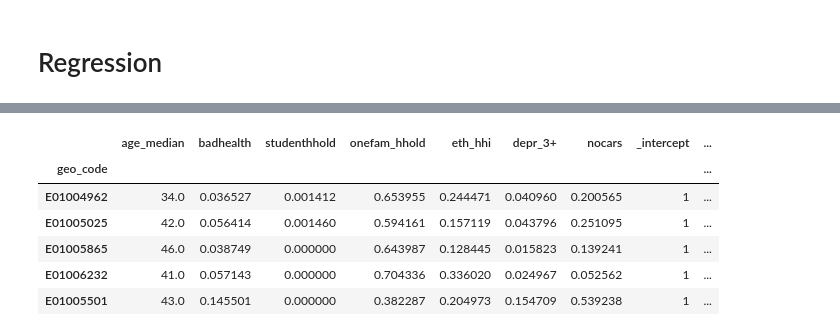
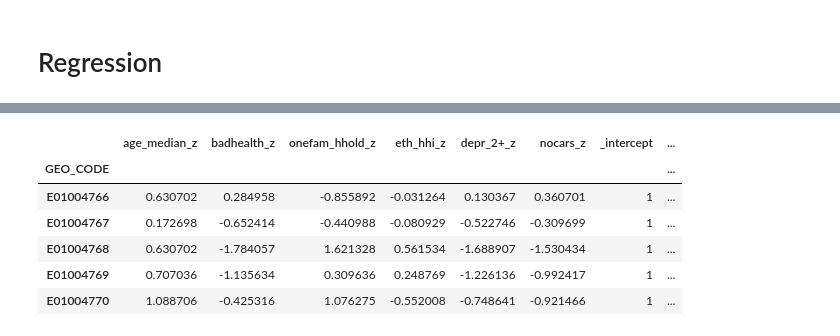
Before and after one commit to lena-kilian/JULV5000M_Liverpool, a Jupyter notebook: Manchester_3_Anlaysis.ipynb, the cells around one changed output, grey strips where cells are left out. Drawn from its saved outputs; the diff is of its cells as text; code cells hidden in the pictures.

```diff
--- a/Manchester_3_Anlaysis.ipynb
+++ b/Manchester_3_Anlaysis.ipynb
@@ -50,16 +75,0 @@ spatial_data.loc[spatial_data.vi_crime_count < spatial_data.vi_crime_count.media
-# %%
-(q1, q2, q3) = spatial_data['vi_crime_count'].quantile([0.25,0.5,0.75])
-
-spatial_data['crime_quar'] = 'Q4'
-spatial_data.loc[spatial_data.vi_crime_count <= q3, 'crime_quar'] = 'Q3'
-spatial_data.loc[spatial_data.vi_crime_count <= q2, 'crime_quar'] = 'Q2'
-spatial_data.loc[spatial_data.vi_crime_count <= q1, 'crime_quar'] = 'Q1'
-# %%
-(t1, t2) = spatial_data['vi_crime_count'].quantile([0.33,0.67])
-
-spatial_data['crime_thir'] = 'T3'
-spatial_data.loc[spatial_data.vi_crime_count <= t2, 'crime_thir'] = 'T2'
-spatial_data.loc[spatial_data.vi_crime_count <= t1, 'crime_thir'] = 'T1'
-# %%
-spatial_data['crime_T1'] = 'Yes'
-spatial_data.loc[spatial_data.crime_thir != 'T1', 'crime_T1'] = 'No'
@@ -182,3 +121,6 @@ plt.show()
+# %%
+to_keep = ['crime_med', 'age_median_z', 'badhealth_z', 'onefam_hhold_z', 'eth_hhi_z', 'depr_2+_z', 'nocars_z'] #'studenthhold_z']
+man_data = spatial_data[to_keep].dropna(axis = 0)
 # %%
 man_data.hist(figsize=(10, 10))
 plt.show()
@@ -335,19 +407,19 @@ man_data.head()
 man_data['_intercept'] = 1 # if all variables == 0
 # %%
 # Create Dummy Variables
-dummy_df = pd.get_dummies(man_data.crime_thir, prefix='crime_thir')
-man_data = man_data.join(dummy_df)
-man_data = man_data.drop(['crime_thir', 'crime_thir_T2', 'crime_thir_T3'], axis=1)
+dummy_df = pd.get_dummies(man_data.crime_med, prefix='crime_med')
+man_data = man_data.join(dummy_df).rename(columns = {'crime_med_Above Median':'crime_med_above'})
+man_data = man_data.drop(['crime_med', 'crime_med_Below Median'], axis=1)
 
 # View Results
 man_data.head()
 # %% [output]
-|  | age_median | badhealth | studenthhold | onefam_hhold | eth_hhi | depr_3+ | nocars | _intercept | ... |
-| geo_code |  |  |  |  |  |  |  |  | ... |
-| E01004962 | 34.0 | 0.036527 | 0.001412 | 0.653955 | 0.244471 | 0.040960 | 0.200565 | 1 | ... |
-| E01005025 | 42.0 | 0.056414 | 0.001460 | 0.594161 | 0.157119 | 0.043796 | 0.251095 | 1 | ... |
-| E01005865 | 46.0 | 0.038749 | 0.000000 | 0.643987 | 0.128445 | 0.015823 | 0.139241 | 1 | ... |
-| E01006232 | 41.0 | 0.057143 | 0.000000 | 0.704336 | 0.336020 | 0.024967 | 0.052562 | 1 | ... |
-| E01005501 | 43.0 | 0.145501 | 0.000000 | 0.382287 | 0.204973 | 0.154709 | 0.539238 | 1 | ... |
+|  | age_median_z | badhealth_z | onefam_hhold_z | eth_hhi_z | depr_2+_z | nocars_z | _intercept | ... |
+| GEO_CODE |  |  |  |  |  |  |  | ... |
+| E01004766 | 0.630702 | 0.284958 | -0.855892 | -0.031264 | 0.130367 | 0.360701 | 1 | ... |
+| E01004767 | 0.172698 | -0.652414 | -0.440988 | -0.080929 | -0.522746 | -0.309699 | 1 | ... |
+| E01004768 | 0.630702 | -1.784057 | 1.621328 | 0.561534 | -1.688907 | -1.530434 | 1 | ... |
+| E01004769 | 0.707036 | -1.135634 | 0.309636 | 0.248769 | -1.226136 | -0.992417 | 1 | ... |
+| E01004770 | 1.088706 | -0.425316 | 1.076275 | -0.552008 | -0.748641 | -0.921466 | 1 | ... |
 # %%
 # import the dataset
```
Also changed, not shown: parts of 75 cells of this notebook, 1 other file.
